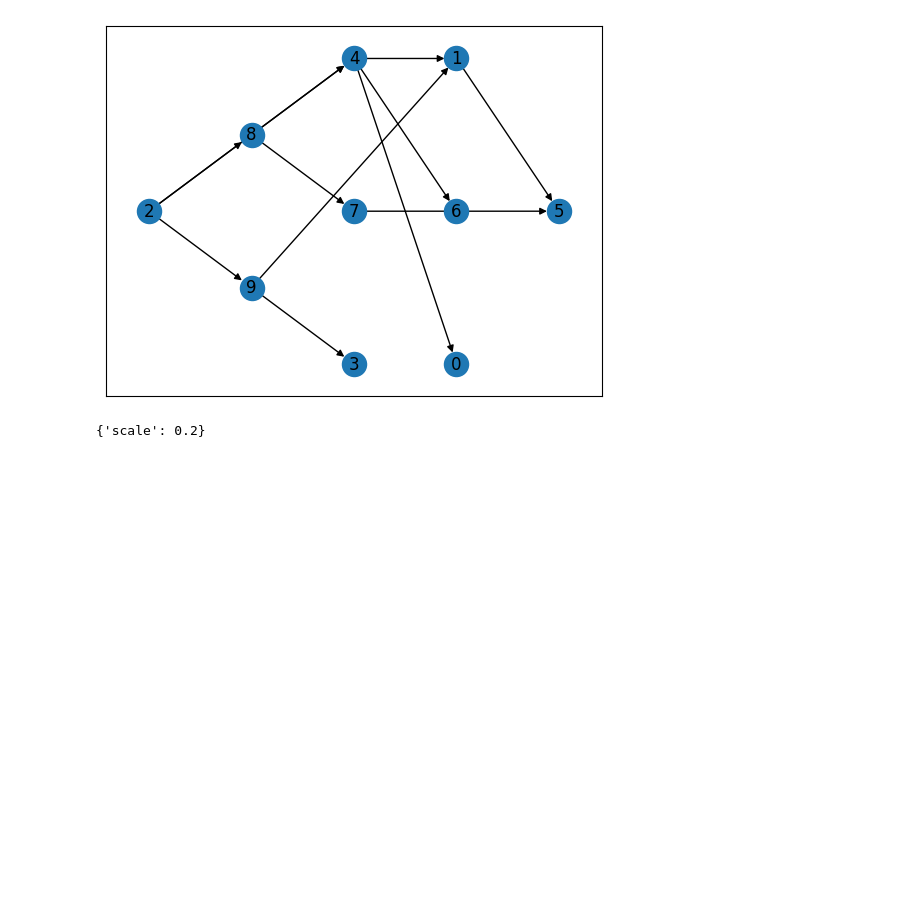
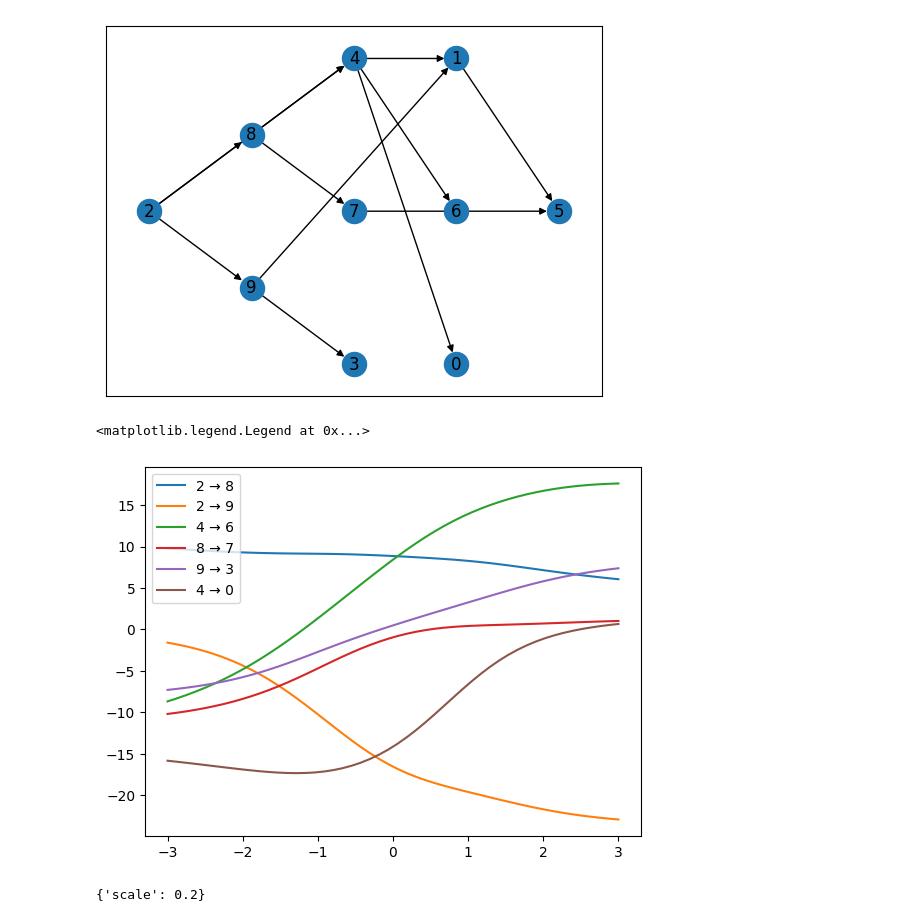
Before and after one commit to azizilab/sdcd, a Jupyter notebook: notebooks/simulation.ipynb, the cells around one changed output. Saved outputs shown, nothing was run; the diff lists cells and outputs as text; code cells hidden in the pictures; blank space fills up the shorter version.

```diff
--- a/notebooks/simulation.ipynb
+++ b/notebooks/simulation.ipynb
@@ -25,19 +26,31 @@ draw_dag_topological_sort(dag)
 # %%
 causal_model = CausalModel(dag)
 observational_mechanisms = generate_gaussian_mlp_fixed_scale_mechanisms(
     causal_model, [100], scale=lambda x: (1-x/10) / 5, activation="sigmoid"
 )
 causal_model.set_causal_mechanisms(observational_mechanisms)
 
 n_interventions = 10
 tau = 0
 # let's only intervene on one node at a time, by knocking down their mechanisms by tau
 for i in range(n_interventions):
     nodes = [str(i)]
     new_intervened_mechanisms = {
         n: scale_mechanism(observational_mechanisms[n], tau) for n in nodes
     }
     causal_model.set_intervention(str(i), new_intervened_mechanisms)
+
+x = torch.linspace(-3,3,50)
+for node in causal_model.nodes:
+    parents = causal_model.get_parents(node)
+    if len(parents) == 1:
+        y = causal_model.causal_mechanisms[node].conditional_parameters_func(**{parents[0]: x})["loc"]
+        plt.plot(x,y.detach(), label=f"{parents[0]} → {node}")
+
+plt.legend()
+# %% [output]
+<matplotlib.legend.Legend at 0x...>
+[figure, added]
 # %%
 causal_model.causal_mechanisms["2"].conditional_parameters_func.extra_outputs
 # %% [output]
```
Also changed, not shown: parts of 4 cells of this notebook, 4 other files.
